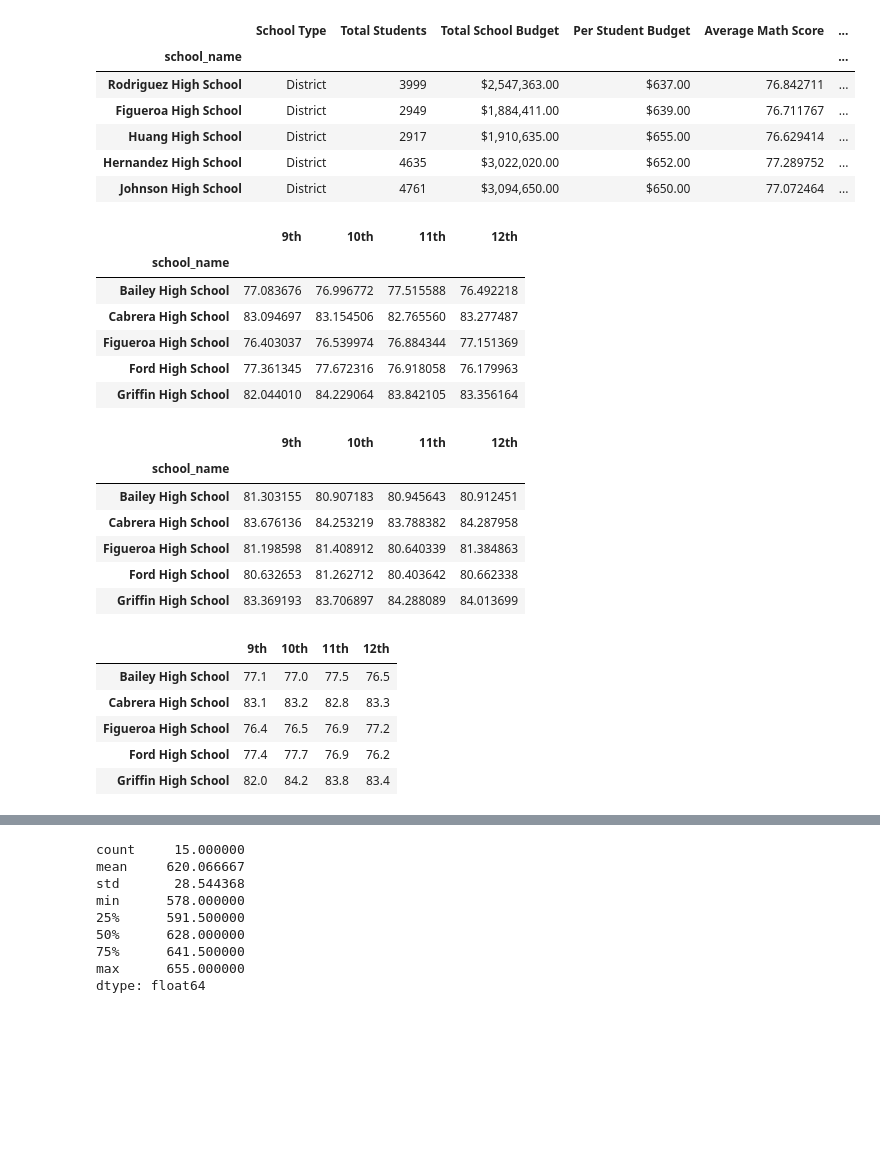
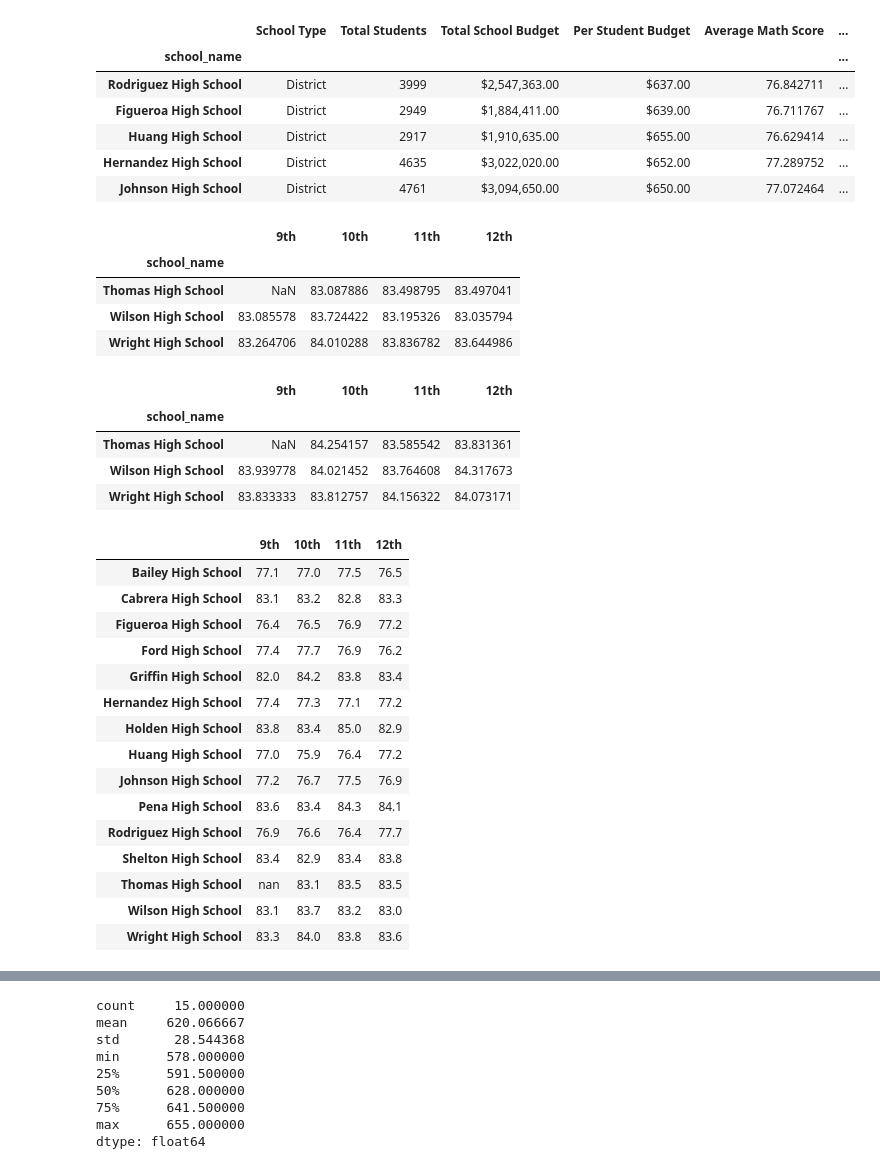
Before and after one commit to ashlemercer/School_District_Analysis, a Jupyter notebook: PyCitySchools_Challenge.ipynb, the cells around one changed output, grey strips where cells are left out. Drawn from its saved outputs; the diff is of its cells as text; code cells hidden in the pictures; blank space fills up the shorter version.

```diff
--- a/PyCitySchools_Challenge.ipynb
+++ b/PyCitySchools_Challenge.ipynb
@@ -447,15 +443,13 @@ math_scores_by_grade = pd.DataFrame({
                "11th": eleventh_grade_math_scores,
                "12th": twelfth_grade_math_scores})
 
-math_scores_by_grade.head()
+math_scores_by_grade.tail(3)
 # %% [output]
 |  | 9th | 10th | 11th | 12th |
 | school_name |  |  |  |  |
-| Bailey High School | 77.083676 | 76.996772 | 77.515588 | 76.492218 |
-| Cabrera High School | 83.094697 | 83.154506 | 82.765560 | 83.277487 |
-| Figueroa High School | 76.403037 | 76.539974 | 76.884344 | 77.151369 |
-| Ford High School | 77.361345 | 77.672316 | 76.918058 | 76.179963 |
-| Griffin High School | 82.044010 | 84.229064 | 83.842105 | 83.356164 |
+| Thomas High School | NaN | 83.087886 | 83.498795 | 83.497041 |
+| Wilson High School | 83.085578 | 83.724422 | 83.195326 | 83.035794 |
+| Wright High School | 83.264706 | 84.010288 | 83.836782 | 83.644986 |
 # %%
 # Combine each grade level Series for average reading scores by school into a single DataFrame.
 reading_scores_by_grade = pd.DataFrame({
@@ -464,41 +458,49 @@ reading_scores_by_grade = pd.DataFrame({
               "11th": eleventh_grade_reading_scores,
               "12th": twelfth_grade_reading_scores})
 
-reading_scores_by_grade.head()
+reading_scores_by_grade.tail(3)
 # %% [output]
 |  | 9th | 10th | 11th | 12th |
 | school_name |  |  |  |  |
-| Bailey High School | 81.303155 | 80.907183 | 80.945643 | 80.912451 |
-| Cabrera High School | 83.676136 | 84.253219 | 83.788382 | 84.287958 |
-| Figueroa High School | 81.198598 | 81.408912 | 80.640339 | 81.384863 |
-| Ford High School | 80.632653 | 81.262712 | 80.403642 | 80.662338 |
-| Griffin High School | 83.369193 | 83.706897 | 84.288089 | 84.013699 |
+| Thomas High School | NaN | 84.254157 | 83.585542 | 83.831361 |
+| Wilson High School | 83.939778 | 84.021452 | 83.764608 | 84.317673 |
+| Wright High School | 83.833333 | 83.812757 | 84.156322 | 84.073171 |
 # %%
 # Format each grade column.
 math_scores_by_grade["9th"] = math_scores_by_grade["9th"].map("{:.1f}".format)
 
 math_scores_by_grade["10th"] = math_scores_by_grade["10th"].map("{:.1f}".format)
 
 math_scores_by_grade["11th"] = math_scores_by_grade["11th"].map("{:.1f}".format)
 
 math_scores_by_grade["12th"] = math_scores_by_grade["12th"].map("{:.1f}".format)
 
 # Make sure the columns are in the correct order.
 math_scores_by_grade = math_scores_by_grade[
                  ["9th", "10th", "11th", "12th"]]
 
 # Remove the index name.
 math_scores_by_grade.index.name = None
 
 # Display the DataFrame.
-math_scores_by_grade.head()
+math_scores_by_grade.head(15)
 # %% [output]
 |  | 9th | 10th | 11th | 12th |
 | Bailey High School | 77.1 | 77.0 | 77.5 | 76.5 |
 | Cabrera High School | 83.1 | 83.2 | 82.8 | 83.3 |
 | Figueroa High School | 76.4 | 76.5 | 76.9 | 77.2 |
 | Ford High School | 77.4 | 77.7 | 76.9 | 76.2 |
 | Griffin High School | 82.0 | 84.2 | 83.8 | 83.4 |
+| Hernandez High School | 77.4 | 77.3 | 77.1 | 77.2 |
+| Holden High School | 83.8 | 83.4 | 85.0 | 82.9 |
+| Huang High School | 77.0 | 75.9 | 76.4 | 77.2 |
+| Johnson High School | 77.2 | 76.7 | 77.5 | 76.9 |
+| Pena High School | 83.6 | 83.4 | 84.3 | 84.1 |
+| Rodriguez High School | 76.9 | 76.6 | 76.4 | 77.7 |
+| Shelton High School | 83.4 | 82.9 | 83.4 | 83.8 |
+| Thomas High School | nan | 83.1 | 83.5 | 83.5 |
+| Wilson High School | 83.1 | 83.7 | 83.2 | 83.0 |
+| Wright High School | 83.3 | 84.0 | 83.8 | 83.6 |
 # %%
 # Format each grade column.
 reading_scores_by_grade["9th"] = reading_scores_by_grade["9th"].map("{:,.1f}".format)
```
Also changed, not shown: parts of 21 cells of this notebook, 11 other files.
